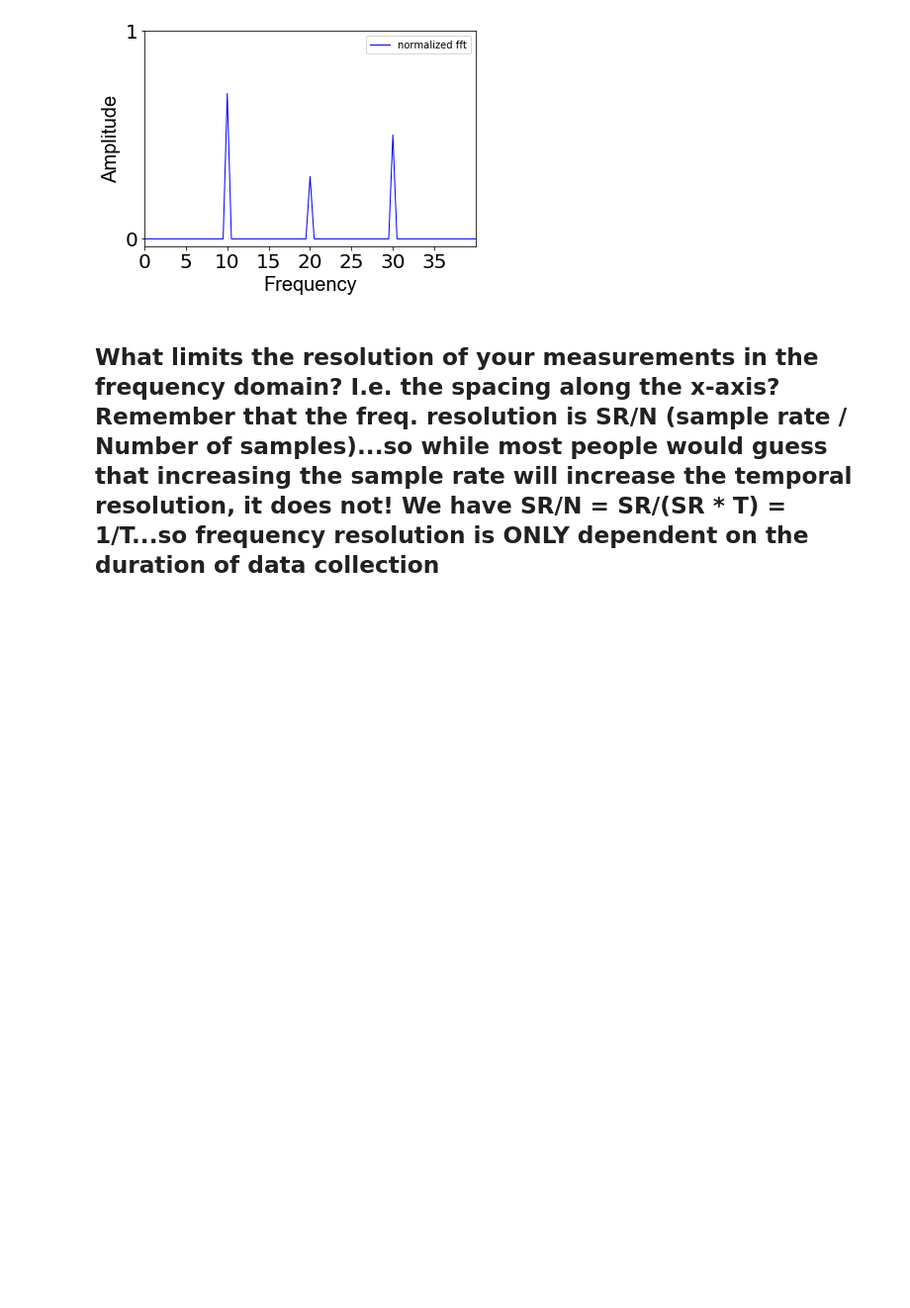
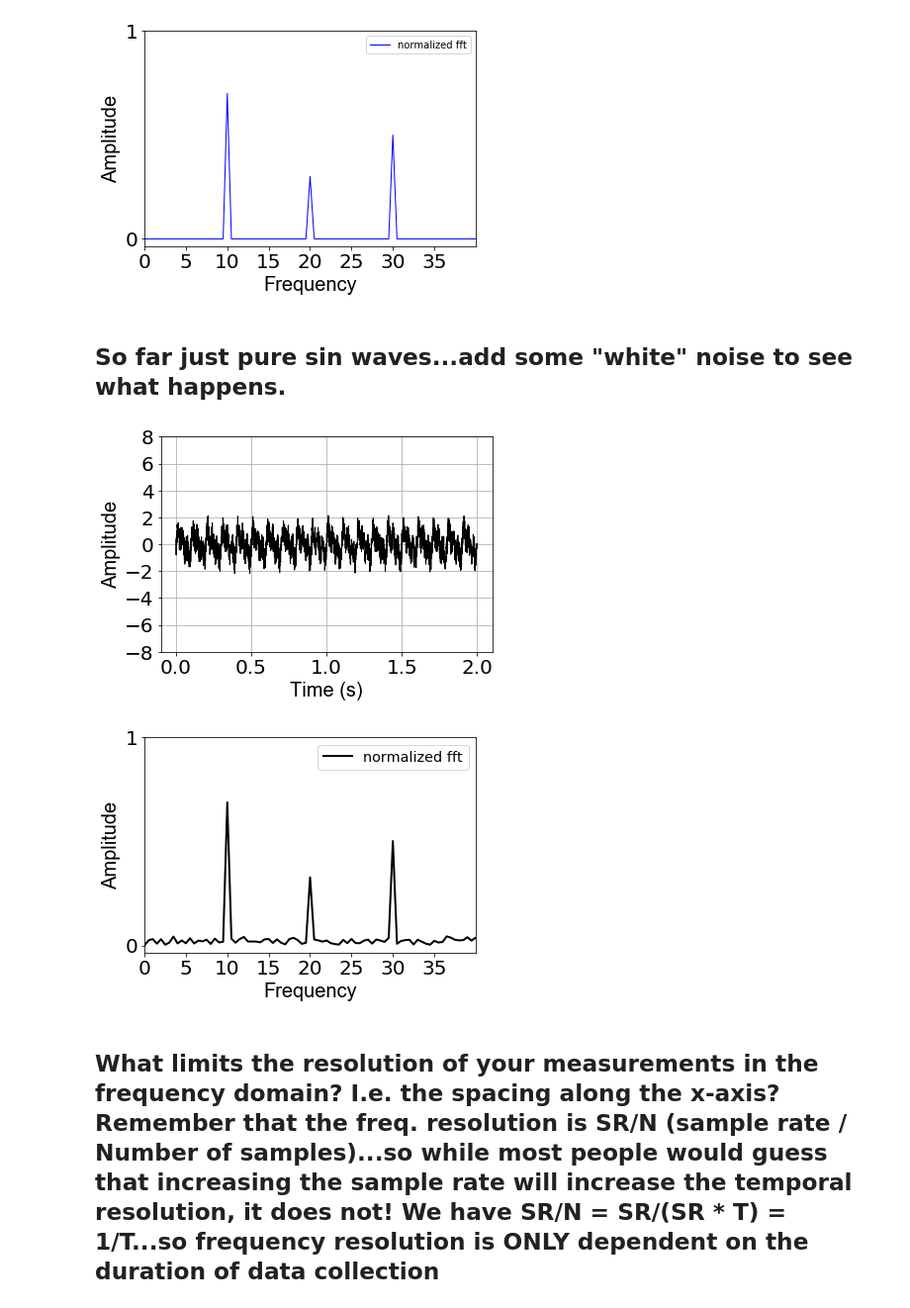
Before and after one commit to TimCSheehan/dev, a Jupyter notebook: Tutorial020_BasicsFFT.ipynb, the cells around one changed output. Shown: that part at 99% size. Drawn from its saved outputs; the diff is of its cells as text; code cells hidden in the pictures; blank space fills up the shorter version.

```diff
--- a/Tutorial020_BasicsFFT.ipynb
+++ b/Tutorial020_BasicsFFT.ipynb
@@ -111,6 +141,49 @@ plt.show()
 # %% [output]
 [figure]
 [figure]
+# %% [markdown]
+## So far just pure sin waves...add some "white" noise to see what happens.
+# %%
+# make a new signal to FFT...combo of sin waves
+sr = 1024                    # samp rate in Hz
+f = np.array([10,20,30])     # frequency of signal
+amp = np.array([.7,.3,.5])
+tmax = 2                        # duration of signal, in s
+dt = 1/sr                       # time step, reciprocal of the sr
+t = np.arange(0,tmax,dt)        # time axis
+
+# amplitude of the noise in our data.
+noise_amp = 2
+
+# make a more complex sin wave
+sw = amp[0]*np.sin(2*pi*f[0]*t)+amp[1]*np.sin(2*pi*f[1]*t)+amp[2]*np.sin(2*pi*f[2]*t)
+
+# add some IID (or 'white') noise!
+sw = sw + (np.random.rand(len(sw))-.5) * noise_amp
+
+# plot the signal...
+plt.plot(t, sw, 'k-', linewidth = 1)
+plt.xlabel('Time (s)', **fig_font)
+plt.ylabel('Amplitude', **fig_font)
+plt.xticks(np.arange(0,tmax+.5,.5), color='k', size=20)
+plt.yticks((np.linspace(-8,8,9)), color='k', size=20)
+plt.grid(1)
+plt.show()
+
+sp = np.fft.rfft(sw)                  # normalize by the number of data points
+amp = (np.abs(sp) / len(sw)) *2
+freq = np.fft.rfftfreq(sw.size, dt)   # Sample spacing is 2nd arg, inverse of the sampling rate. Defaults to 1!
+plt.plot(freq, amp, 'k', linewidth=2) # plot amplitude (power = np.absolute(sp)**2)
+plt.legend(['normalized fft'], loc='best', fontsize='x-large')
+plt.xlabel('Frequency', **fig_font)
+plt.ylabel('Amplitude', **fig_font)
+plt.xticks(freq[0:80:10], color='k', size=20)
+plt.yticks((0,1), color='k', size=20)
+plt.xlim([0, 40])
+plt.show()
+# %% [output]
+[figure, added]
+[figure, added]
 # %% [markdown]
 ## What limits the resolution of your measurements in the frequency domain? I.e. the spacing along the x-axis? Remember that the freq. resolution is SR/N (sample rate / Number of samples)...so while most people would guess that increasing the sample rate will increase the temporal resolution, it does not! We have SR/N = SR/(SR * T) =  1/T...so frequency resolution is ONLY dependent on the duration of data collection
 # %% [markdown]
```
Also changed, not shown: parts of 12 cells of this notebook.
